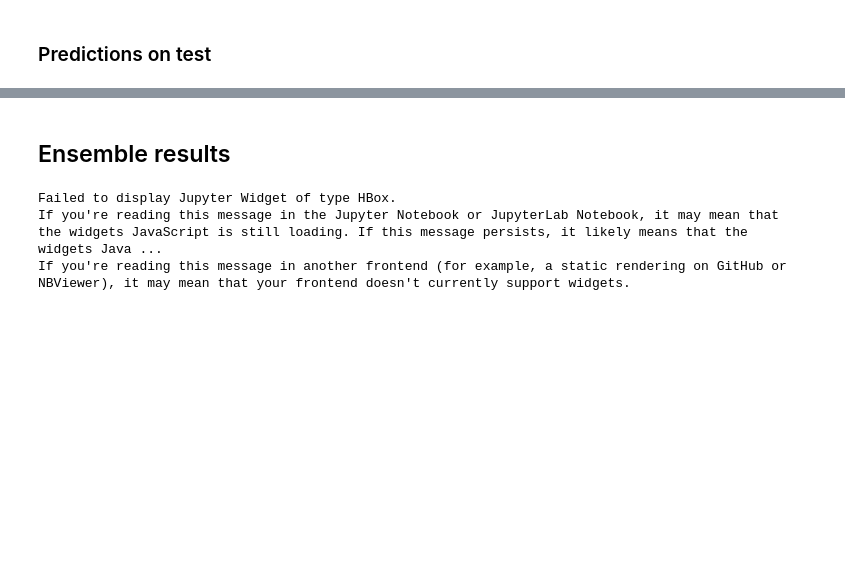
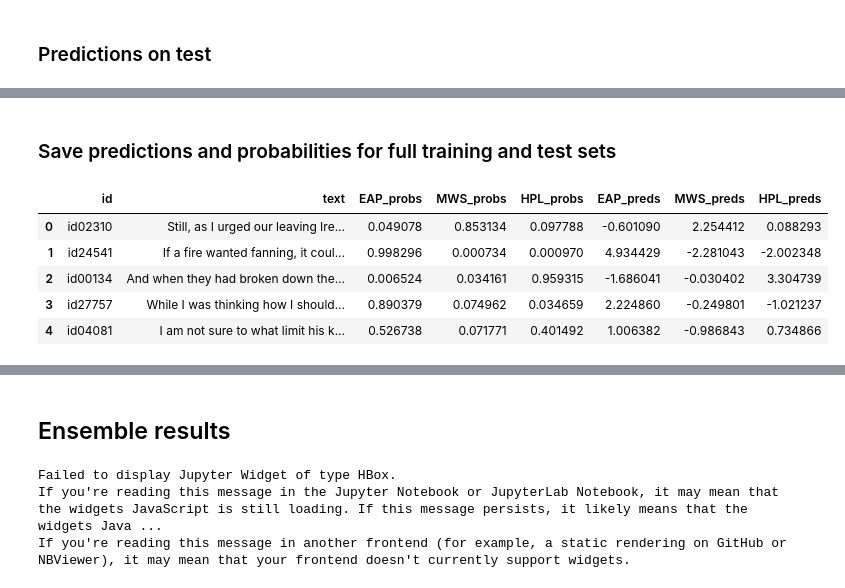
Before and after one commit to ohmeow/fastai-projects, a Jupyter notebook: part1v2/dl1/lesson4-spooky.ipynb, the cells around one changed output, grey strips where cells are left out. Cells and saved outputs as stored; diff of their text form; code cells hidden in the pictures; blank space fills up the shorter version.

```diff
--- a/part1v2/dl1/lesson4-spooky.ipynb
+++ b/part1v2/dl1/lesson4-spooky.ipynb
@@ -763,0 +798,21 @@ preds_test_df.to_csv(f'{PATH}/subm_wg_20171201_3.csv', index=None)
+# %% [markdown]
+### Save predictions and probabilities for full training and test sets
+# %%
+probs, preds = get_probs(m3.model, test_df)
+
+preds_test_df = test_df.copy()
+preds_test_df['EAP_probs'] = probs[:,0]
+preds_test_df['MWS_probs'] = probs[:,1]
+preds_test_df['HPL_probs'] = probs[:,2]
+preds_test_df['EAP_preds'] = preds[:,0]
+preds_test_df['MWS_preds'] = preds[:,1]
+preds_test_df['HPL_preds'] = preds[:,2]
+
+preds_test_df.head()
+# %% [output]
+|  | id | text | EAP_probs | MWS_probs | HPL_probs | EAP_preds | MWS_preds | HPL_preds |
+| 0 | id02310 | Still, as I urged our leaving Ire... | 0.049078 | 0.853134 | 0.097788 | -0.601090 | 2.254412 | 0.088293 |
+| 1 | id24541 | If a fire wanted fanning, it coul... | 0.998296 | 0.000734 | 0.000970 | 4.934429 | -2.281043 | -2.002348 |
+| 2 | id00134 | And when they had broken down the... | 0.006524 | 0.034161 | 0.959315 | -1.686041 | -0.030402 | 3.304739 |
+| 3 | id27757 | While I was thinking how I should... | 0.890379 | 0.074962 | 0.034659 | 2.224860 | -0.249801 | -1.021237 |
+| 4 | id04081 | I am not sure to what limit his k... | 0.526738 | 0.071771 | 0.401492 | 1.006382 | -0.986843 | 0.734866 |
```
Also changed, not shown: parts of 26 cells of this notebook.
